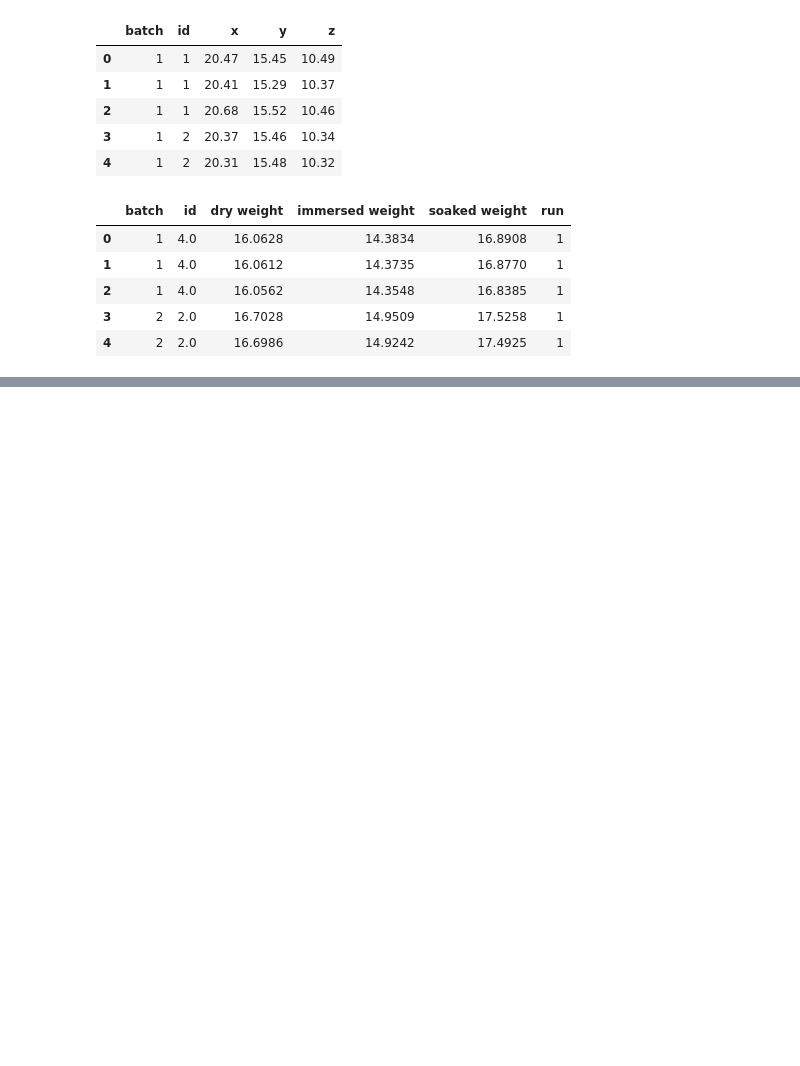
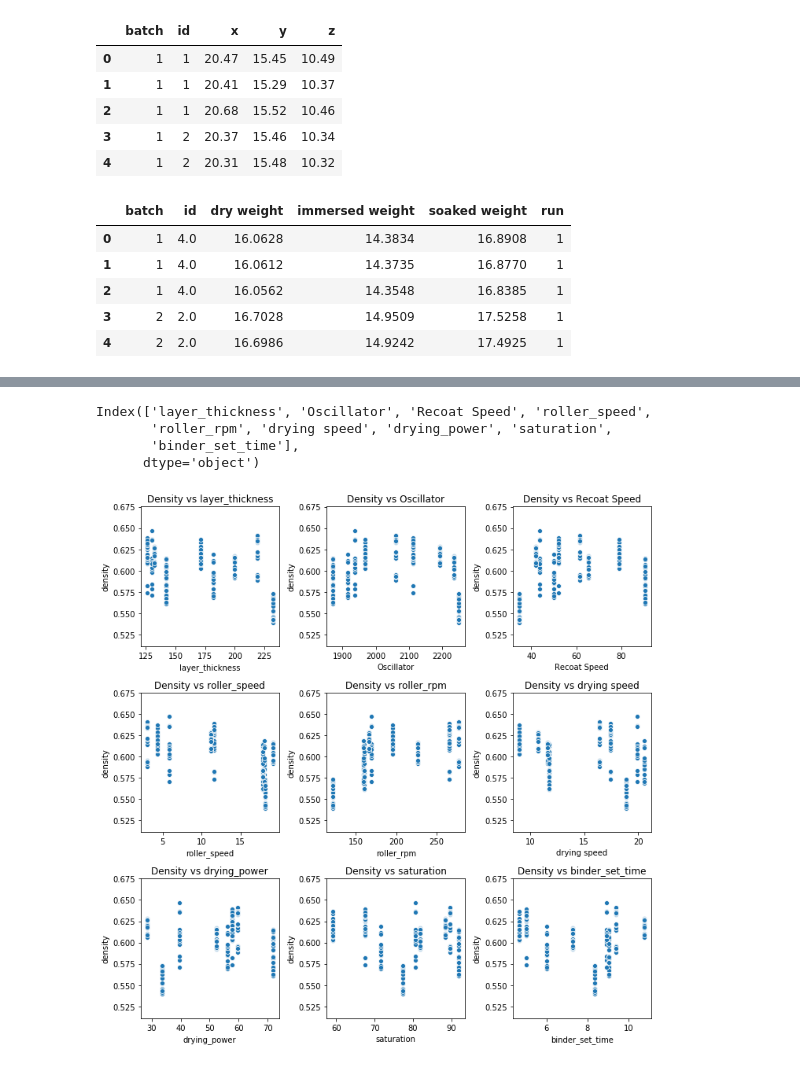
Before and after one commit to rockandsalt/bootstrapping, a Jupyter notebook: gaussian_process_regression.ipynb, the cells around one changed output, grey strips where cells are left out. Drawn from its saved outputs; the diff is of its cells as text; code cells hidden in the pictures; blank space fills up the shorter version.

Commit message:
Update gaussian_process_regression.ipynb
fixed density

```diff
--- a/gaussian_process_regression.ipynb
+++ b/gaussian_process_regression.ipynb
@@ -69 +53,7 @@ pd.concat([density, archimedes['batch']], axis=0)
+# %%
+
+density_data = archimedes.loc[:,['batch']]
+density_data['density'] = density
+# %%
+density_data = density_data.join(doe.set_index('batch'), on='batch')
 # %%
@@ -80,2 +67,0 @@ archimedes['density'] = density
-# %%
-archimedes = archimedes.join(doe.set_index('batch'), on='batch')
@@ -85,12 +69,19 @@ archimedes.head()
 settings = doe.columns[1:]
 # %%
 settings
+# %% [output]
+Index(['layer_thickness', 'Oscillator', 'Recoat Speed', 'roller_speed',
+       'roller_rpm', 'drying speed', 'drying_power', 'saturation',
+       'binder_set_time'],
+      dtype='object')
 # %%
 fig, axs = plt.subplots(3,3, figsize = (10,10))
 
 for ax,param in zip(axs.flatten(),settings):
-    sns.scatterplot(x = param, y = 'density', data = archimedes,ax= ax)
+    sns.scatterplot(x = param, y = 'density', data = density_data,ax= ax)
     ax.set_title('Density vs {}'.format(param))
 
 plt.tight_layout()
 plt.show()
+# %% [output]
+[figure, added]
```
Also changed, not shown: parts of 10 cells of this notebook.
